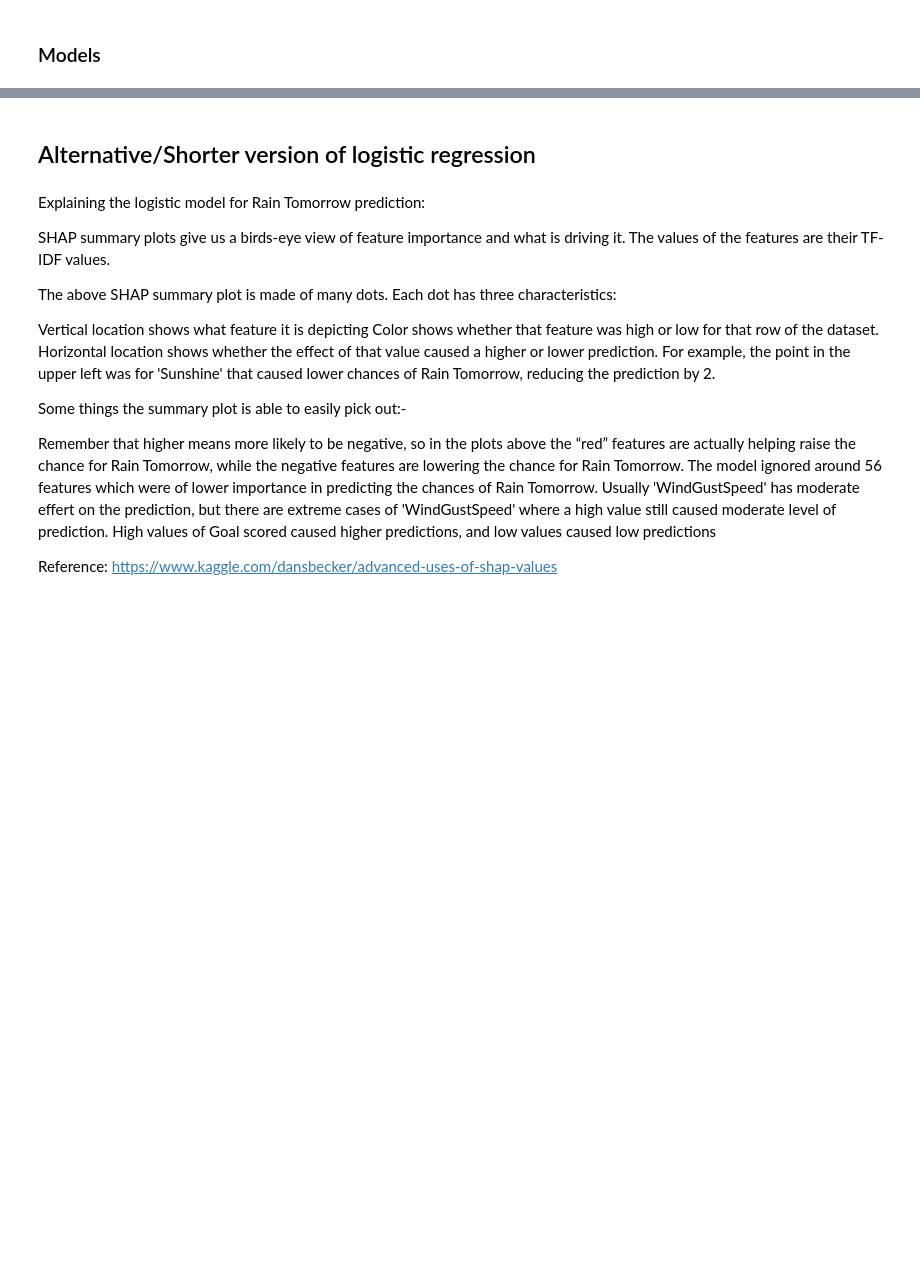
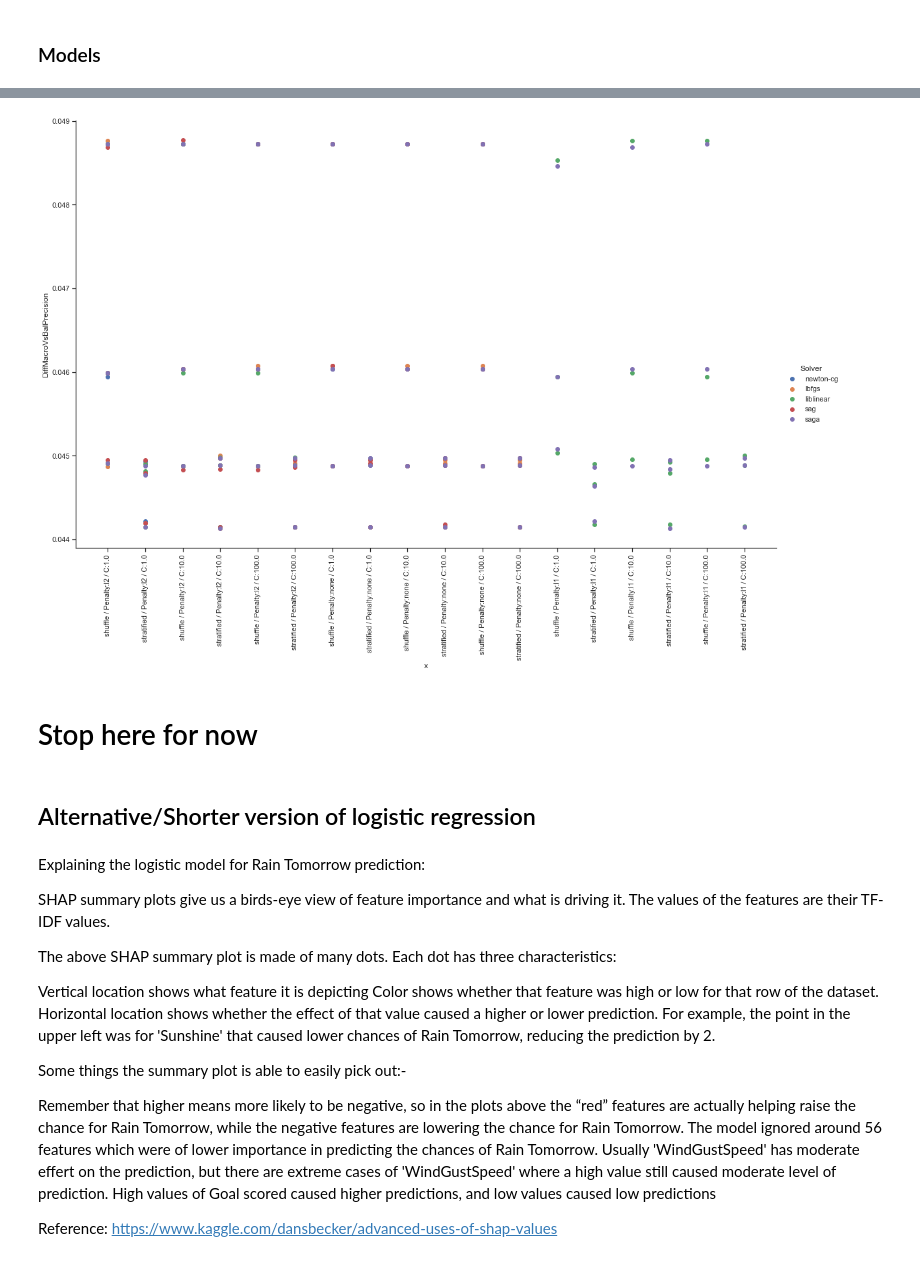
Before and after one commit to ravisiv/AussieWeatherEDA, a Jupyter notebook: MiniLab_Group3_Chowdhury_Mittal_Srivastava_Sivaraman.ipynb, the cells around one changed output, grey strips where cells are left out. Drawn from its saved outputs; the diff is of its cells as text; code cells hidden in the pictures; blank space fills up the shorter version.

```diff
--- a/MiniLab_Group3_Chowdhury_Mittal_Srivastava_Sivaraman.ipynb
+++ b/MiniLab_Group3_Chowdhury_Mittal_Srivastava_Sivaraman.ipynb
@@ -447,0 +471,13 @@ model_perf_df.plot(kind='scatter',x='x', y='DiffMacroVsBalPrecision', c='DarkBlu
+# %%
+
+fg = seaborn.FacetGrid(data=model_perf_df, hue='Solver', hue_order=solver, height=10, aspect=1.61)
+fg.map(pyplot.scatter, 'x', 'DiffMacroVsBalPrecision').add_legend()
+
+for i, ax in enumerate(fg.fig.axes):   ## getting all axes of the fig object
+     ax.set_xticklabels(ax.get_xticklabels(), rotation = 90)
+
+#Reference: https://stackoverflow.com/questions/14885895/color-by-column-values-in-matplotlib
+
+#Ref for Axis rotation: https://stackoverflow.com/questions/26540035/rotate-label-text-in-seaborn-factorplot/43256409#43256409
+# %% [output]
+[figure, added]
@@ -448,3 +486,5 @@ model_perf_df.plot(kind='scatter',x='x', y='DiffMacroVsBalPrecision', c='DarkBlu
+# %% [markdown]
+# Stop here for now
 # %%
 def create_svm_model(df, class_weight, iterations):
     num_cv_iterations = iterations
```
Also changed, not shown: parts of 23 cells of this notebook, 1 other file.
